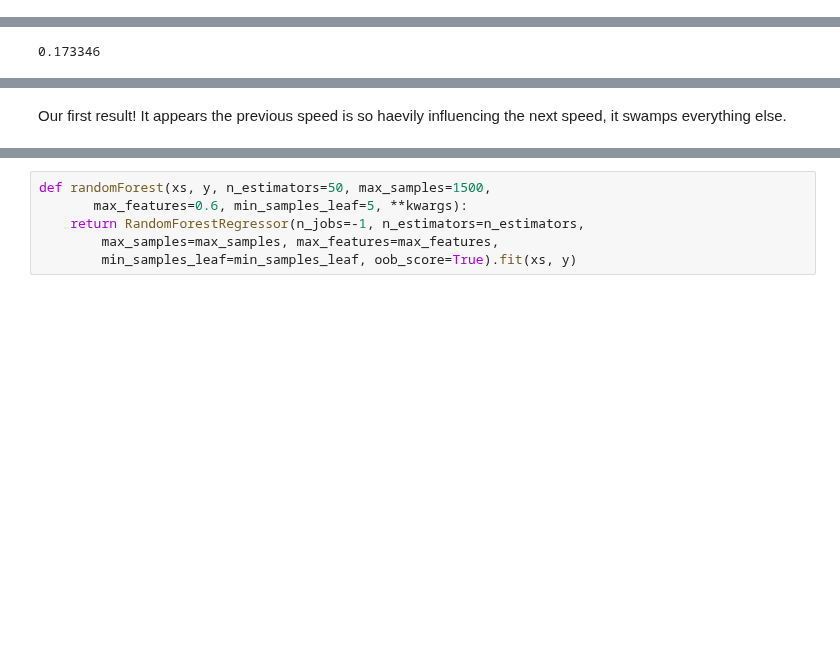
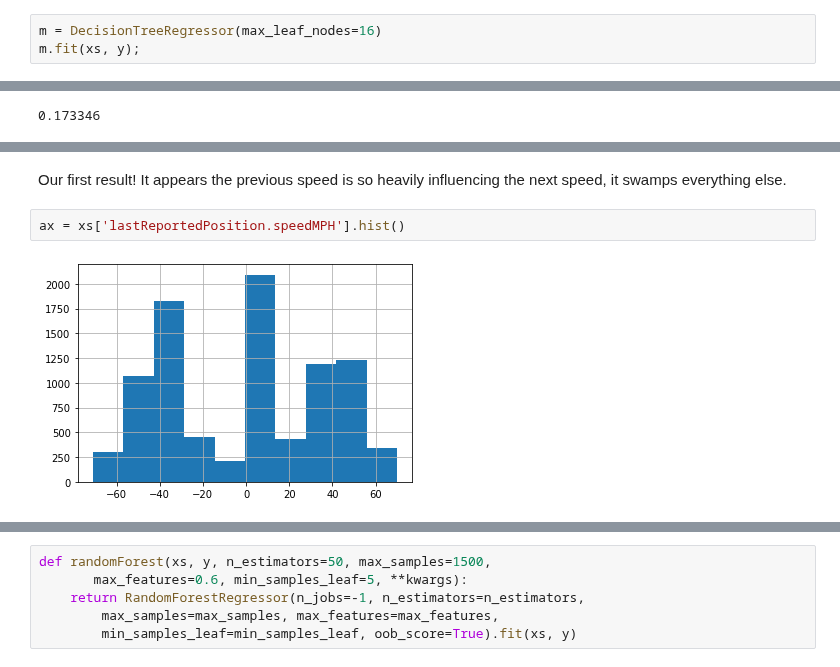
Before and after one commit to swicklund/hackathon, a Jupyter notebook: MLModel1.ipynb, the cells around one changed output, grey strips where cells are left out. Drawn from its saved outputs; the diff is of its cells as text; blank space fills up the shorter version.

```diff
--- a/MLModel1.ipynb
+++ b/MLModel1.ipynb
@@ -323,3 +323,6 @@ to = fastai.load_pickle('/tmp/to.pkl')
 # %%
 xs,y = to.train.xs,to.train.y
 valid_xs,valid_y = to.valid.xs,to.valid.y
+# %%
+m = DecisionTreeRegressor(max_leaf_nodes=16)
+m.fit(xs, y);
@@ -344,2 +366,6 @@ m_rmse(m, valid_xs, valid_y)
 # %% [markdown]
-Our first result! It appears the previous speed is so haevily influencing the next speed, it swamps everything else.
+Our first result! It appears the previous speed is so heavily influencing the next speed, it swamps everything else.
+# %%
+ax = xs['lastReportedPosition.speedMPH'].hist()
+# %% [output]
+[figure, added]
```
Also changed, not shown: parts of 9 cells of this notebook.
